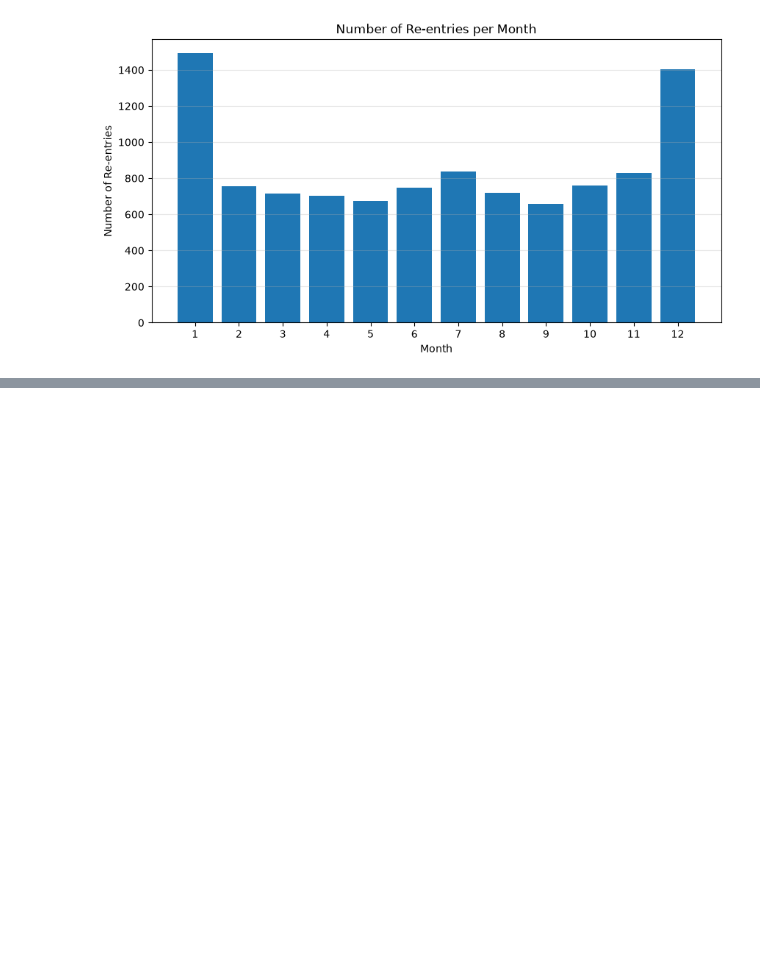
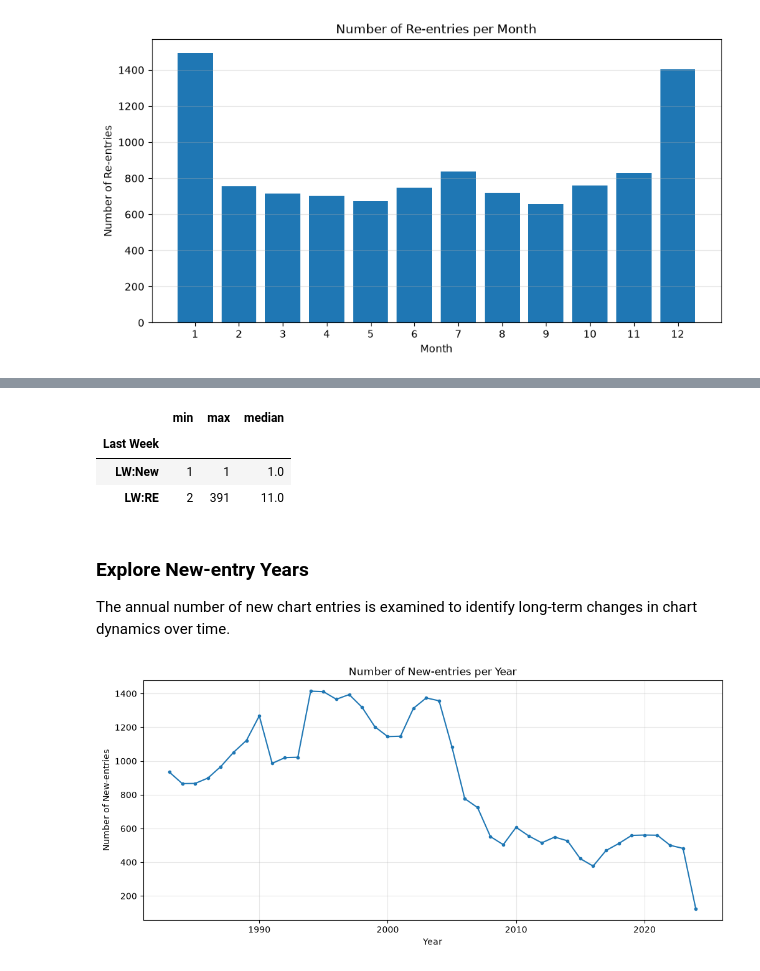
Before and after one commit to Sabrinalyst/what-happened-to-music, a Jupyter notebook: notebooks/04_chart_analysis.ipynb, the cells around one changed output, grey strips where cells are left out. Drawn from its saved outputs; the diff is of its cells as text; code cells hidden in the pictures; blank space fills up the shorter version.

```diff
--- a/notebooks/04_chart_analysis.ipynb
+++ b/notebooks/04_chart_analysis.ipynb
@@ -522,0 +773,11 @@ re_entry_history.head()
+# %%
+validation = (chart_history.groupby('Last Week')['Weeks on Chart']
+              .agg(['min', 'max', 'median'])
+              )
+
+validation.loc[['LW:New', 'LW:RE']]
+# %% [output]
+|  | min | max | median |
+| Last Week |  |  |  |
+| LW:New | 1 | 1 | 1.0 |
+| LW:RE | 2 | 391 | 11.0 |
@@ -522,0 +791,30 @@ re_entry_history.head()
+# %% [markdown]
+### Explore New-entry Years
+
+The annual number of new chart entries is examined to identify long-term
+changes in chart dynamics over time.
+# %%
+# New entries per year
+
+new_per_year = (new_entry_history
+               .groupby('Year')
+               .size()
+               .rename('number_new_entries')
+               )
+
+plt.figure(figsize=(12, 5))
+
+plt.plot(new_per_year.index,
+         new_per_year.values,
+         marker='o',
+         markersize=3)
+
+plt.title('Number of New-entries per Year')
+plt.xlabel('Year')
+plt.ylabel('Number of New-entries')
+
+plt.grid(alpha=0.3)
+
+plt.show()
+# %% [output]
+[figure, added]
```
Also changed, not shown: parts of 41 cells of this notebook, 1 other file.
